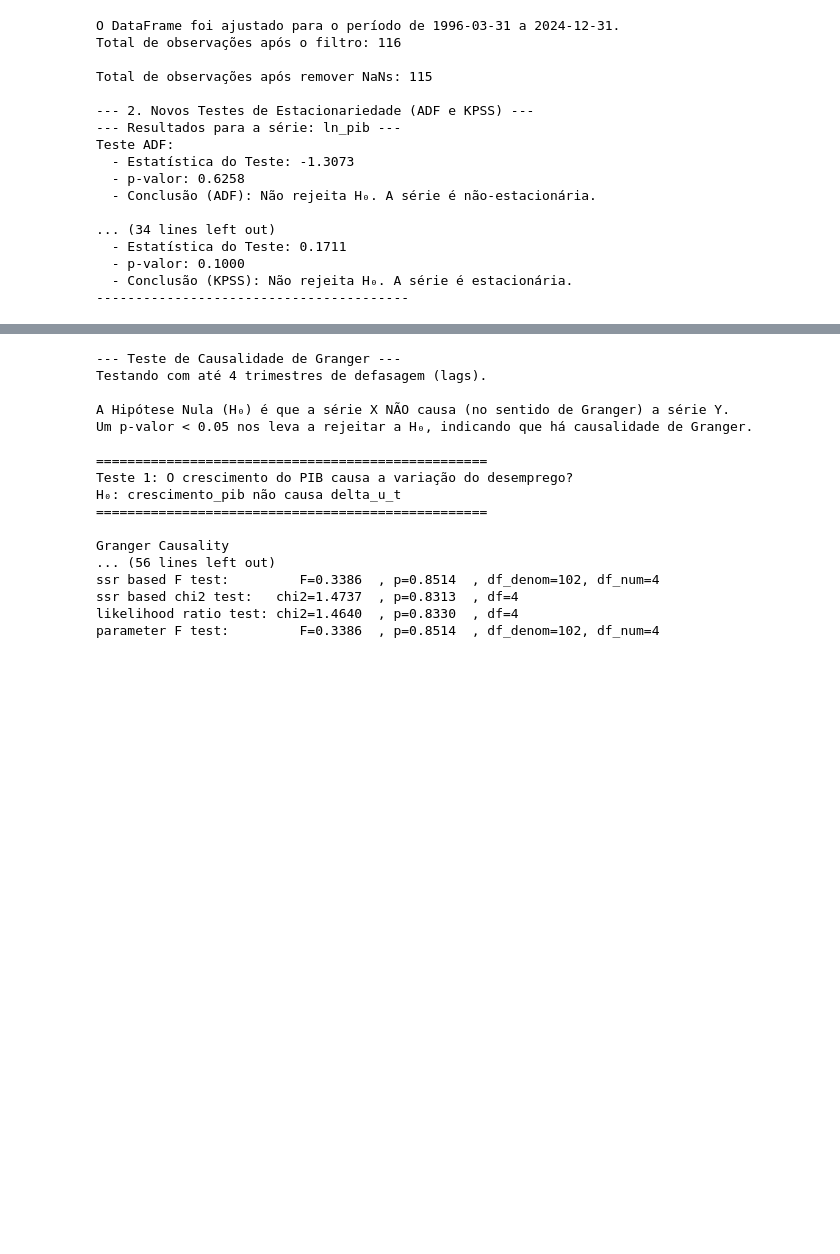
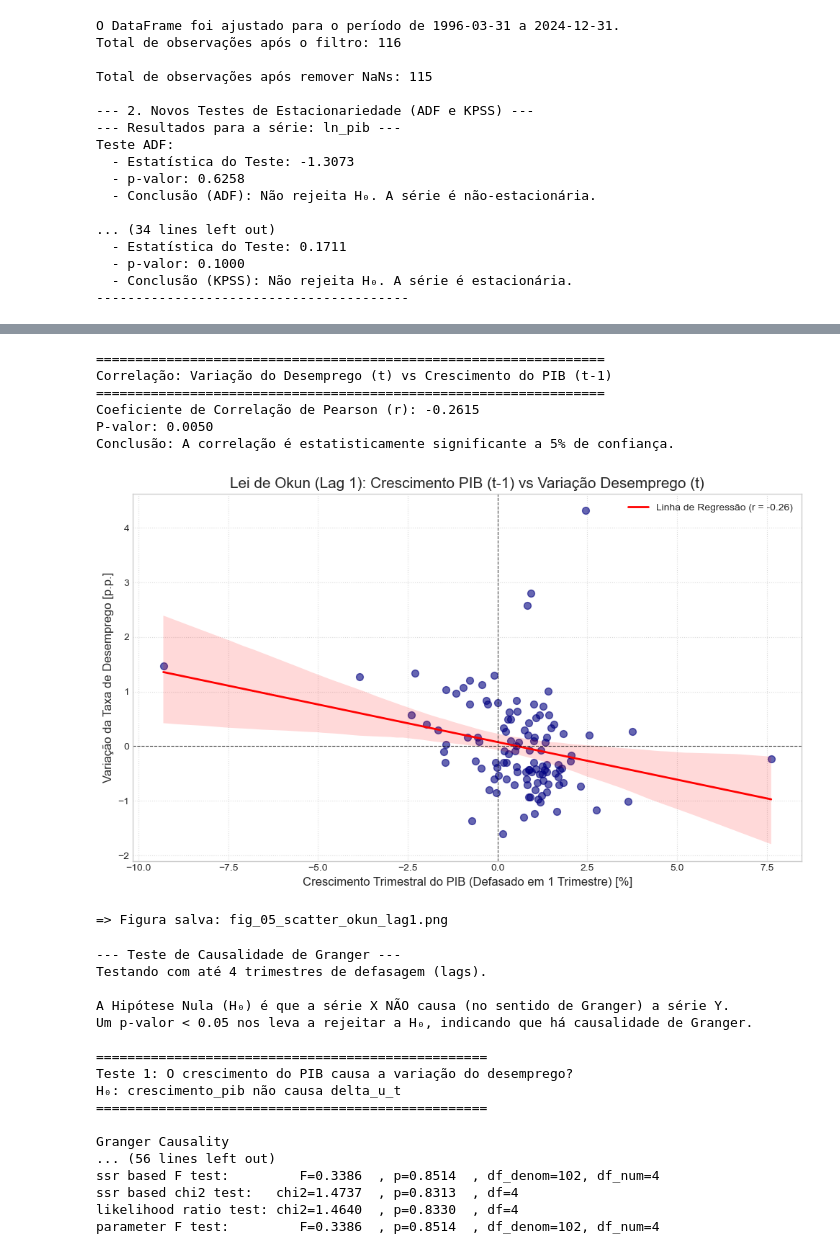
Before and after one commit to DavydSantos-Economist/Lei-de-Okun---1996-a-2024, a Jupyter notebook: notebooks/Tratamento econonometrico.ipynb, the cells around one changed output, grey strips where cells are left out. Saved outputs shown, nothing was run; the diff lists cells and outputs as text; code cells hidden in the pictures; blank space fills up the shorter version.

```diff
--- a/Tratamento econonometrico.ipynb
+++ b/notebooks/Tratamento econonometrico.ipynb
@@ -454,3 +643,67 @@ Teste ADF:
+# %%
+import pandas as pd
+import matplotlib.pyplot as plt
+import seaborn as sns
+from scipy.stats import pearsonr
+
+# --- 1. Preparação dos dados com Lag 1 ---
+# Faremos uma cópia para não alterar o DataFrame original
+df_lag1 = df_final_ajustado[['delta_u_t', 'crescimento_pib']].copy()
+
+# Criar a coluna com o lag 1 (deslocar o crescimento do PIB 1 trimestre para frente)
+df_lag1['crescimento_pib_lag1'] = df_lag1['crescimento_pib'].shift(1)
+
+# O .shift(1) gera um NaN na primeira linha, então precisamos removê-lo
+df_lag1 = df_lag1.dropna()
+
+# --- 2. Cálculo da Correlação de Pearson e P-valor ---
+r_pearson, p_valor = pearsonr(df_lag1['crescimento_pib_lag1'], df_lag1['delta_u_t'])
+
+print("="*65)
+print("Correlação: Variação do Desemprego (t) vs Crescimento do PIB (t-1)")
+print("="*65)
+print(f"Coeficiente de Correlação de Pearson (r): {r_pearson:.4f}")
+print(f"P-valor: {p_valor:.4f}")
+
+if p_valor < 0.05:
+    print("Conclusão: A correlação é estatisticamente significante a 5% de confiança.")
+else:
+    print("Conclusão: A correlação NÃO é estatisticamente significante a 5% de confiança.")
+
+# --- 3. Visualização (Gráfico de Dispersão com Regressão Linear) ---
+plt.figure(figsize=(10, 6))
+
+sns.regplot(
+    x='crescimento_pib_lag1',
+    y='delta_u_t',
+    data=df_lag1,
+    scatter_kws={'alpha': 0.6, 'color': 'navy', 's': 50},
+    line_kws={'color': 'red', 'linewidth': 2, 'label': f'Linha de Regressão (r = {r_pearson:.2f})'}
+)
+
+plt.title('Lei de Okun (Lag 1): Crescimento PIB (t-1) vs Variação Desemprego (t)', fontsize=15)
+plt.xlabel('Crescimento Trimestral do PIB (Defasado em 1 Trimestre) [%]', fontsize=12)
+plt.ylabel('Variação da Taxa de Desemprego [p.p.]', fontsize=12)
+
+# Adiciona linhas de referência nos eixos zero
+plt.axhline(0, color='black', linestyle='--', linewidth=0.8, alpha=0.7)
+plt.axvline(0, color='black', linestyle='--', linewidth=0.8, alpha=0.7)
+
+plt.legend()
+plt.grid(True, linestyle=':', alpha=0.7)
+plt.tight_layout()
+plt.savefig('../figuras/fase1_tratamento/fig_05_scatter_okun_lag1.png', dpi=150, bbox_inches='tight')
+plt.show()
+print('=> Figura salva: fig_05_scatter_okun_lag1.png')
+# %% [output]
+=================================================================
+Correlação: Variação do Desemprego (t) vs Crescimento do PIB (t-1)
+=================================================================
+Coeficiente de Correlação de Pearson (r): -0.2615
+P-valor: 0.0050
+Conclusão: A correlação é estatisticamente significante a 5% de confiança.
+[figure, added]
+=> Figura salva: fig_05_scatter_okun_lag1.png
 # %%
 # A variável 'df_final_ajustado' já deve existir da célula anterior.
 # Vamos usar as duas colunas estacionárias para o teste.
```
Also changed, not shown: parts of 10 cells of this notebook, 41 other files.
